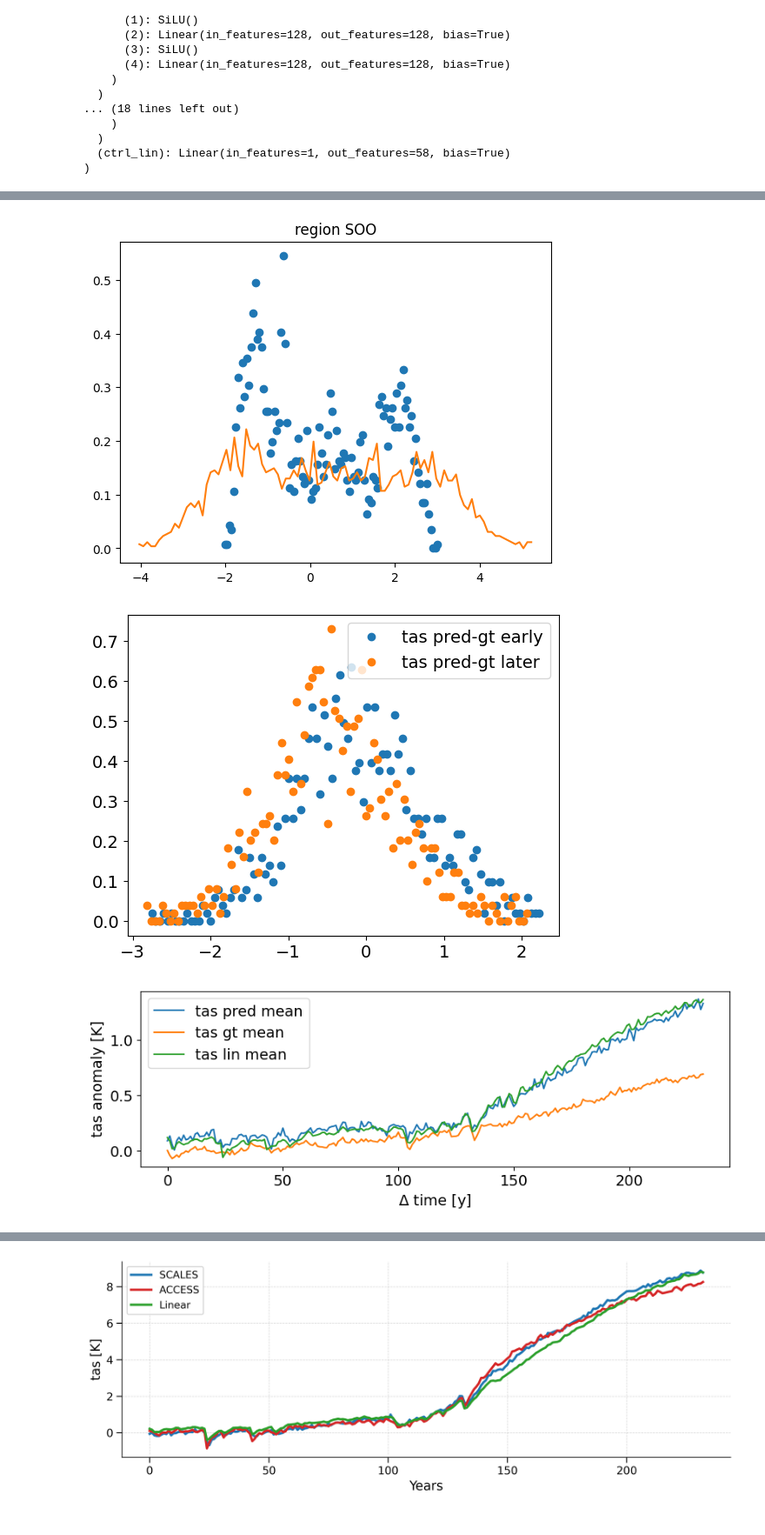
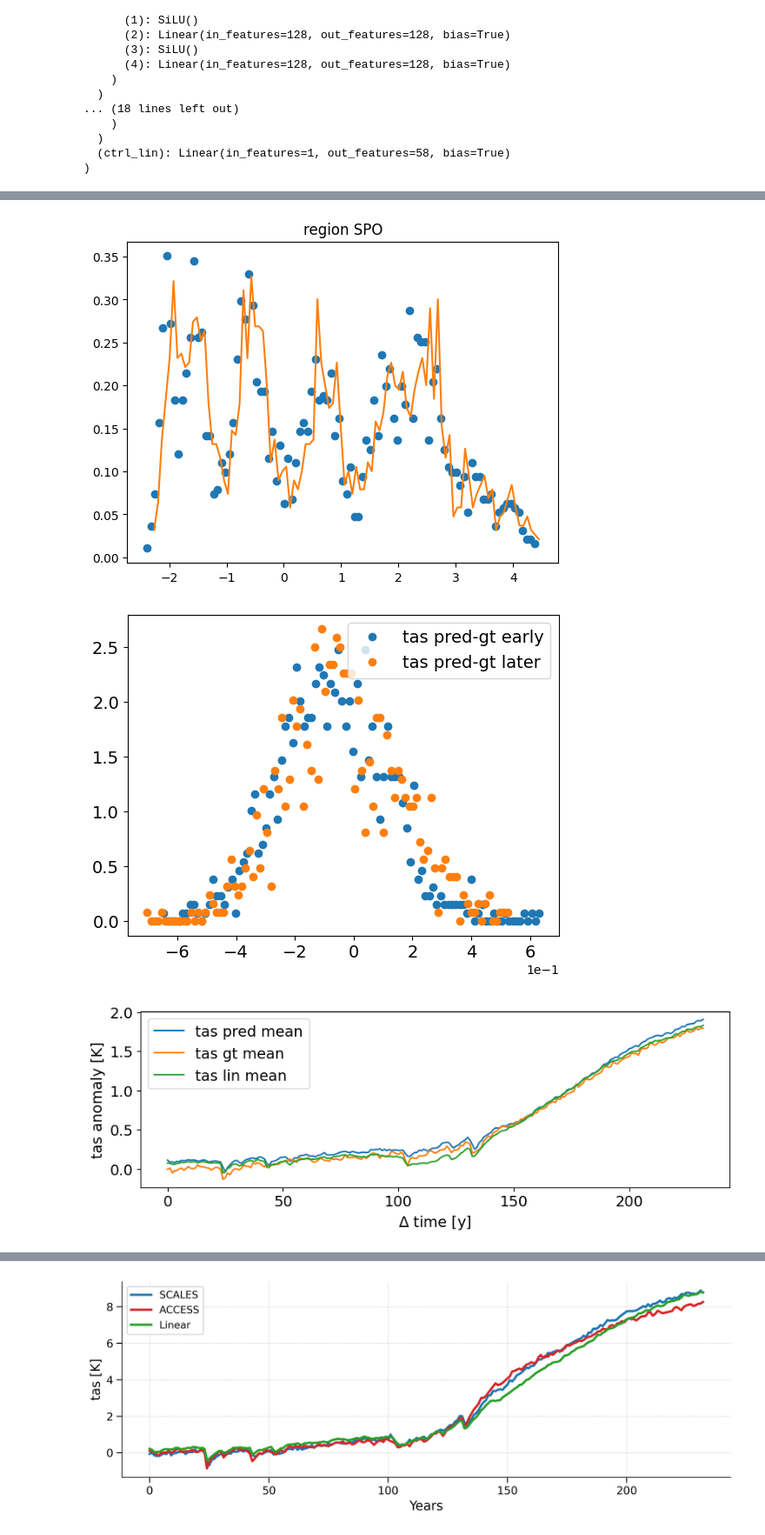
Before and after one commit to NiklasSchwind/SCALES-test, a Jupyter notebook: proto_scales/scales-evaluation-asc.ipynb, the cells around one changed output, grey strips where cells are left out. Shown at 87% size. Cells and saved outputs as stored; diff of their text form; code cells hidden in the pictures.

```diff
--- a/proto_scales/scales-evaluation-asc.ipynb
+++ b/proto_scales/scales-evaluation-asc.ipynb
@@ -427,15 +427,38 @@ from proto_scales.ssm_model.scales_ssm import StandardScaler
 # resevoir_dim = 4
 
 #First MAML training: only four models. 100 epochs
-from proto_scales.ssm_model.scales_ssm_z2tasAndpr_hysteresis import DeepSSMPatternConditioned
-scaler_path ="/home/kainverena/PythonProjects/outputs_ssm_scales/scales_maml_20260528_140312/"
-model_filename = scaler_path+"checkpoints/meta_epoch0100.pt"
+# from proto_scales.ssm_model.scales_ssm_z2tasAndpr_hysteresis import DeepSSMPatternConditioned
+# scaler_path ="/home/kainverena/PythonProjects/outputs_ssm_scales/scales_maml_20260528_140312/"
+# model_filename = scaler_path+"checkpoints/meta_epoch0100.pt"
+# zdim = 64
+# rnn_hidden=256
+# use_linear_model = True
+# emission_uses_u =True
+# alpha_max = 0.002
+# resevoir_dim = 4
+
+#First training: ACCESS only, 500 epochs with correlated tas emission model. rank = 5, Here U stayed zero.
+# from proto_scales.ssm_model.scales_ssm_tas_pr_hyst_correlated import DeepSSMPatternConditioned
+# scaler_path ="/home/kainverena/PythonProjects/outputs_ssm_scales/scales_20260716_074330/"
+# model_filename = scaler_path+"checkpoints/model_epoch0500.pt"
+# zdim = 64
+# rnn_hidden=256
+# use_linear_model = True
+# emission_uses_u =True
+# alpha_max = 0.002
+# resevoir_dim = 4
+
+from proto_scales.ssm_model.scales_ssm_tas_pr_hyst_correlated import DeepSSMPatternConditioned
+scaler_path ="/home/kainverena/PythonProjects/outputs_ssm_scales/scales_20260720_111724/"
+model_filename = scaler_path+"checkpoints/model_epoch0480.pt"
 zdim = 64
 rnn_hidden=256
 use_linear_model = True
 emission_uses_u =True
 alpha_max = 0.002
 resevoir_dim = 4
+
+
 
 
 
@@ -760,7 +830,7 @@ region_names = ['ARO', 'ARP', 'ARS', 'BOB', 'CAF', 'CAR', 'CAU',
 sample = 0 #17 bad for pr; 15, 35, 27 for ssp534-over
 
 
-region = region_names.index("SOO")
+region = region_names.index("SPO")
 region = region
 y_pred = y_scaler.inverse_transform(y_ssm.cpu())[sample,:,region]
 y_pred_lin = y_scaler.inverse_transform(y_lin.cpu())[sample,:,region]
@@ -912,3 +982,3 @@ plt.plot(y_yearly_mean - y_yearly_gt)
-[figure, old version]
+[figure, new version]
-[figure, old version]
+[figure, new version]
-[figure, old version]
+[figure, new version]
```
Also changed, not shown: parts of 7 cells of this notebook, 3 other files.
